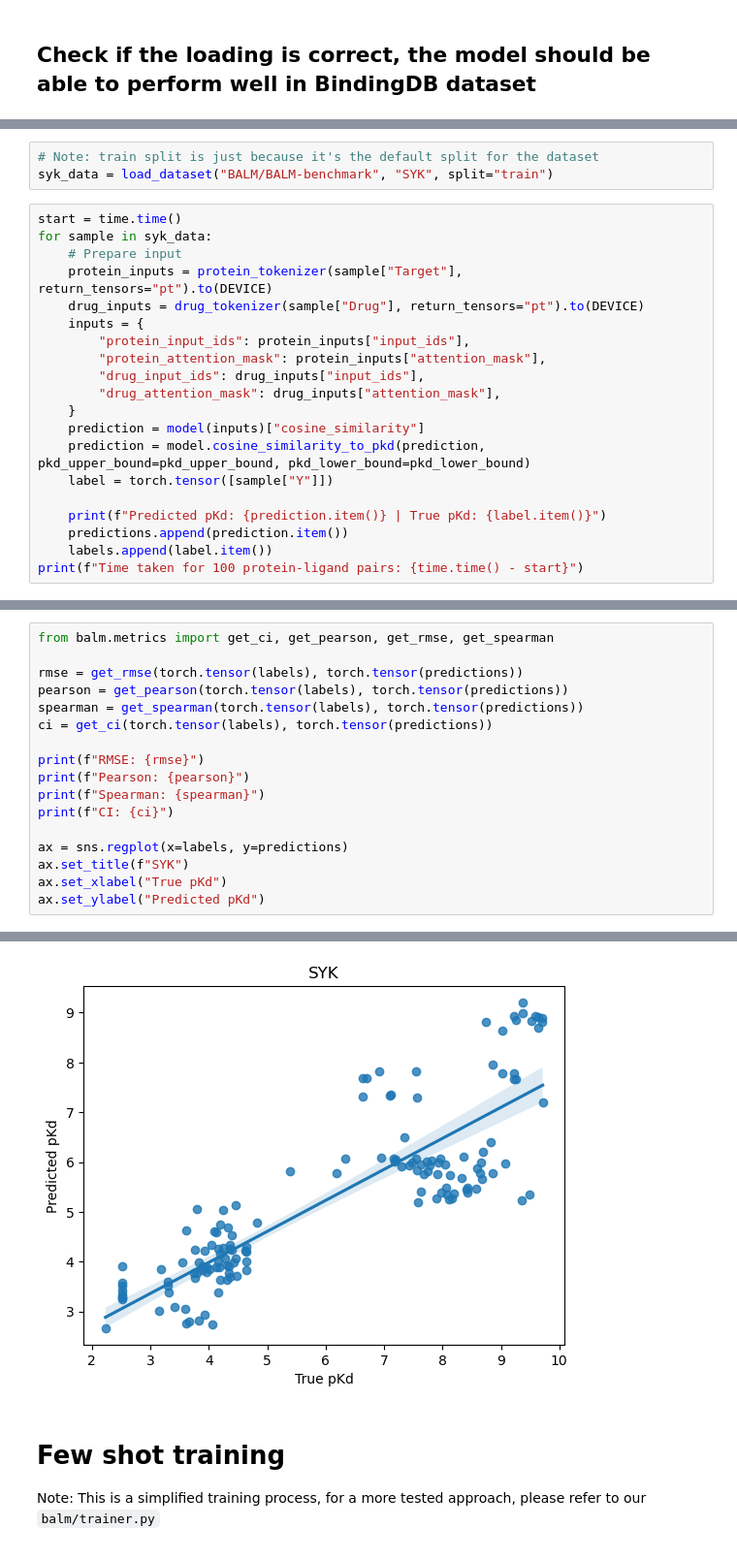
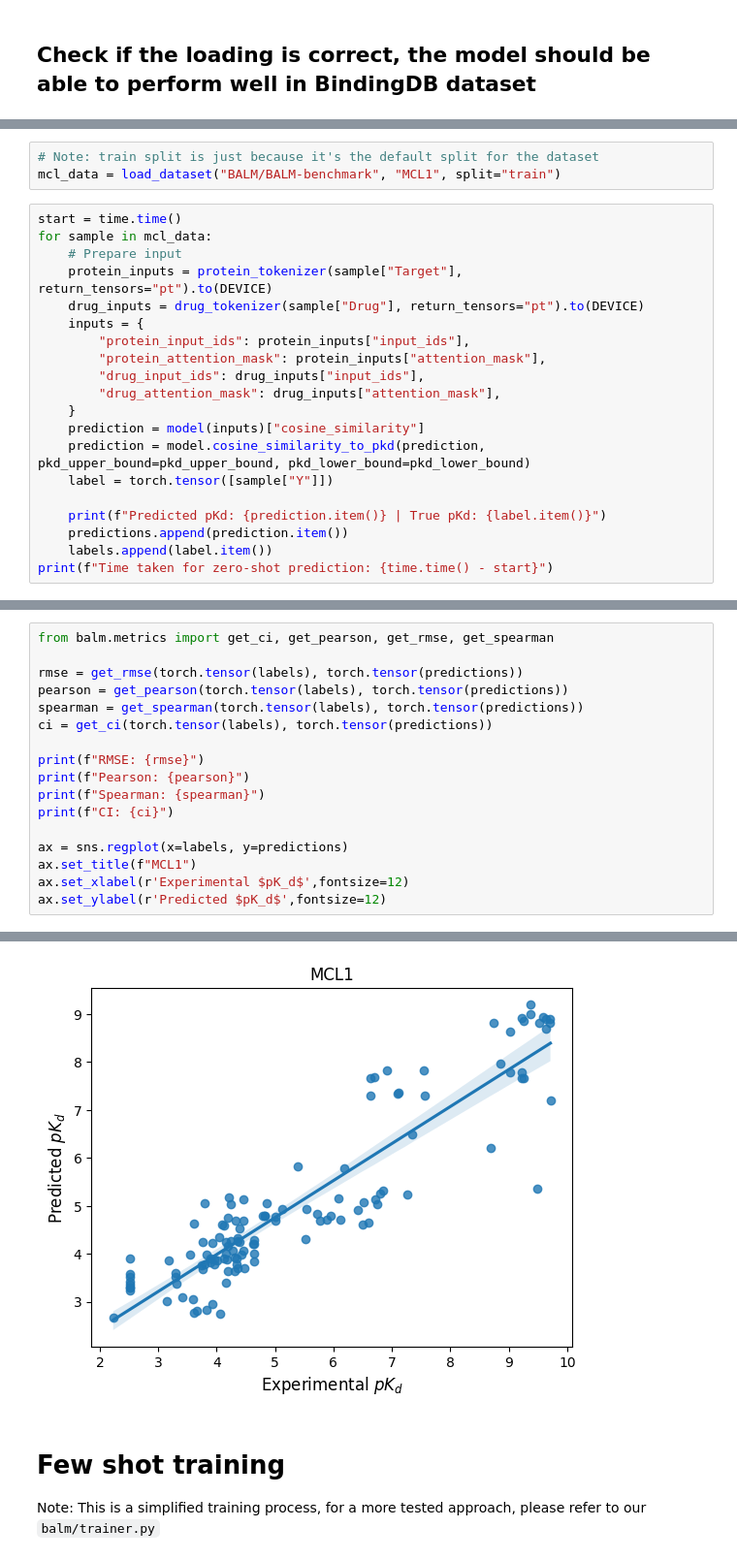
Before and after one commit to meyresearch/BALM, a Jupyter notebook: scripts/notebooks/few_shot_demo.ipynb, the cells around one changed output, grey strips where cells are left out. Shown: that part at 97% size. Drawn from its saved outputs; the diff is of its cells as text.

Commit message:
With custom training notebook and environment setup

```diff
--- a/scripts/notebooks/few_shot_demo.ipynb
+++ b/scripts/notebooks/few_shot_demo.ipynb
@@ -107,9 +160,9 @@ Text(0, 0.5, 'Predicted pKd')
 # %%
 # Note: train split is just because it's the default split for the dataset
-syk_data = load_dataset("BALM/BALM-benchmark", "SYK", split="train")
+mcl_data = load_dataset("BALM/BALM-benchmark", "MCL1", split="train")
 # %%
 start = time.time()
-for sample in syk_data:
+for sample in mcl_data:
     # Prepare input
     protein_inputs = protein_tokenizer(sample["Target"], return_tensors="pt").to(DEVICE)
     drug_inputs = drug_tokenizer(sample["Drug"], return_tensors="pt").to(DEVICE)
@@ -126,5 +179,5 @@ for sample in syk_data:
     print(f"Predicted pKd: {prediction.item()} | True pKd: {label.item()}")
     predictions.append(prediction.item())
     labels.append(label.item())
-print(f"Time taken for 100 protein-ligand pairs: {time.time() - start}")
+print(f"Time taken for zero-shot prediction: {time.time() - start}")
 # %% [output]
@@ -159,7 +212,7 @@ print(f"Spearman: {spearman}")
 print(f"CI: {ci}")
 
 ax = sns.regplot(x=labels, y=predictions)
-ax.set_title(f"SYK")
-ax.set_xlabel("True pKd")
-ax.set_ylabel("Predicted pKd")
+ax.set_title(f"MCL1")
+ax.set_xlabel(r'Experimental $pK_d$',fontsize=12)
+ax.set_ylabel(r'Predicted $pK_d$',fontsize=12)
 # %% [output]
@@ -171,4 +224,4 @@ Text(0, 0.5, 'Predicted pKd')
-[figure, old version]
+[figure, new version]
 # %% [markdown]
 # Few shot training
 
```
Also changed, not shown: parts of 17 cells of this notebook, 4 other files.
